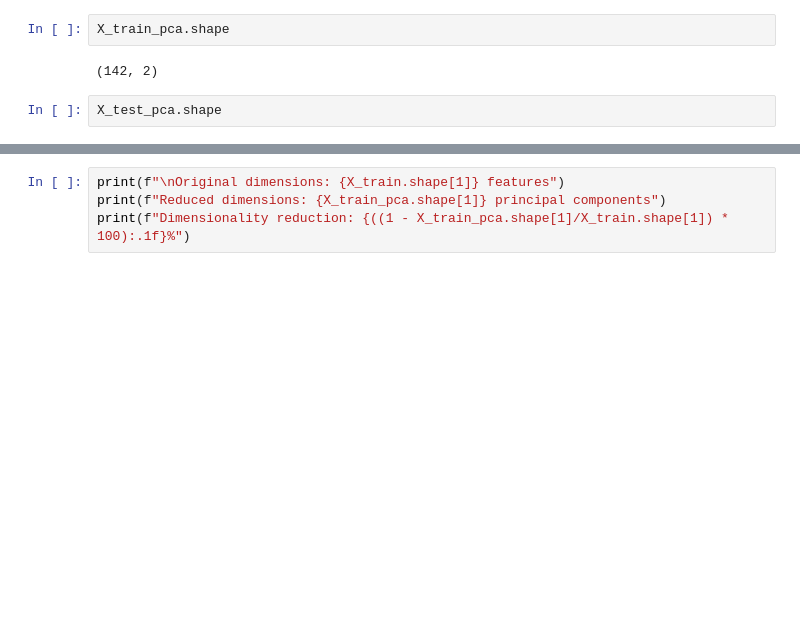
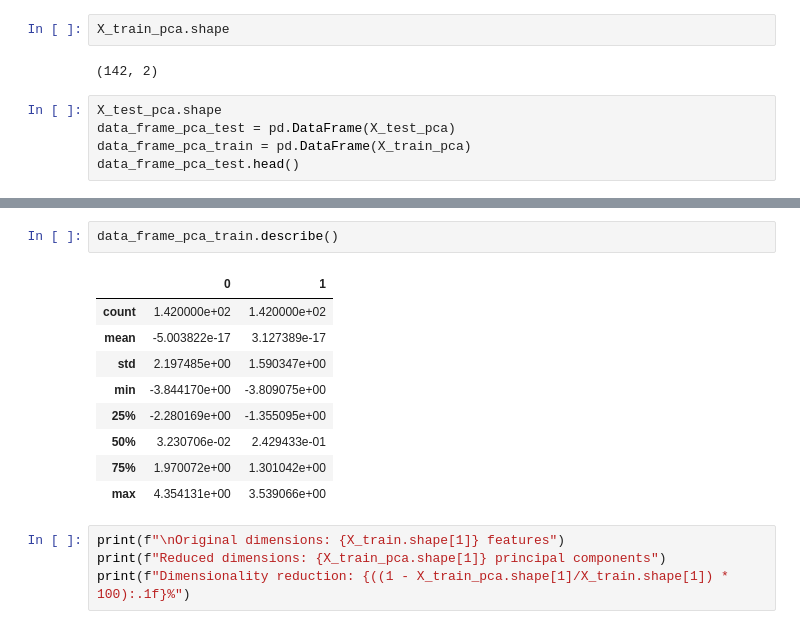
Before and after one commit to FivePesos/Ai-Math-and-Deep-Learning, a Jupyter notebook: Projects/Principal Component Analysis .ipynb, the cells around one changed output, grey strips where cells are left out. Saved outputs shown, nothing was run; the diff lists cells and outputs as text; blank space fills up the shorter version.

```diff
--- a/Projects/Principal Component Analysis .ipynb
+++ b/Projects/Principal Component Analysis .ipynb
@@ -83,4 +102,7 @@ X_train_pca.shape
 (142, 2)
 # %%
 X_test_pca.shape
+data_frame_pca_test = pd.DataFrame(X_test_pca)
+data_frame_pca_train = pd.DataFrame(X_train_pca)
+data_frame_pca_test.head()
 # %% [output]
@@ -88,3 +124,15 @@ X_test_pca.shape
+# %%
+data_frame_pca_train.describe()
+# %% [output]
+|  | 0 | 1 |
+| count | 1.420000e+02 | 1.420000e+02 |
+| mean | -5.003822e-17 | 3.127389e-17 |
+| std | 2.197485e+00 | 1.590347e+00 |
+| min | -3.844170e+00 | -3.809075e+00 |
+| 25% | -2.280169e+00 | -1.355095e+00 |
+| 50% | 3.230706e-02 | 2.429433e-01 |
+| 75% | 1.970072e+00 | 1.301042e+00 |
+| max | 4.354131e+00 | 3.539066e+00 |
 # %%
 print(f"\nOriginal dimensions: {X_train.shape[1]} features")
 print(f"Reduced dimensions: {X_train_pca.shape[1]} principal components")
```
Also changed, not shown: parts of 6 cells of this notebook.
